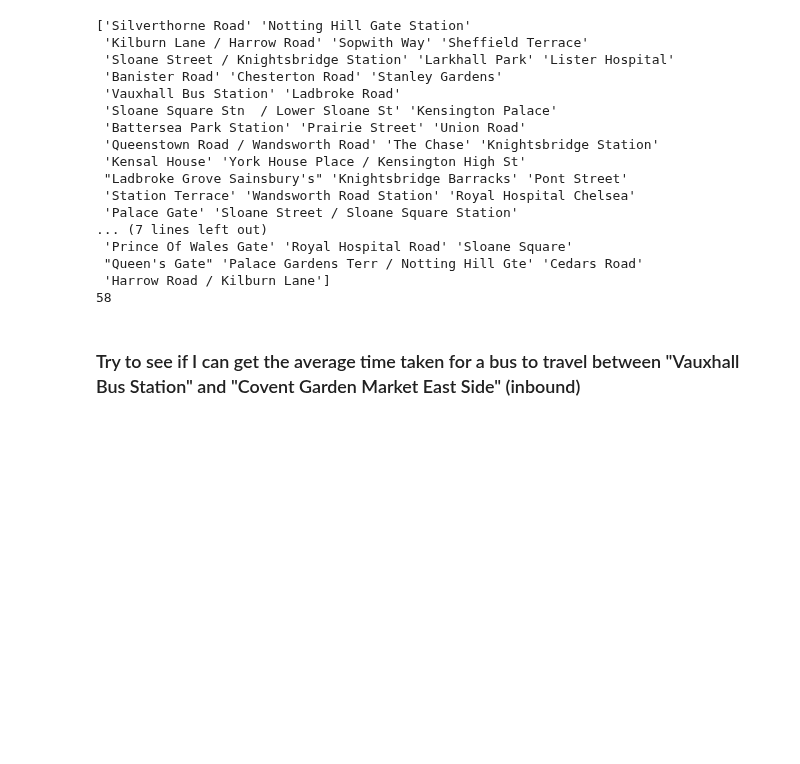
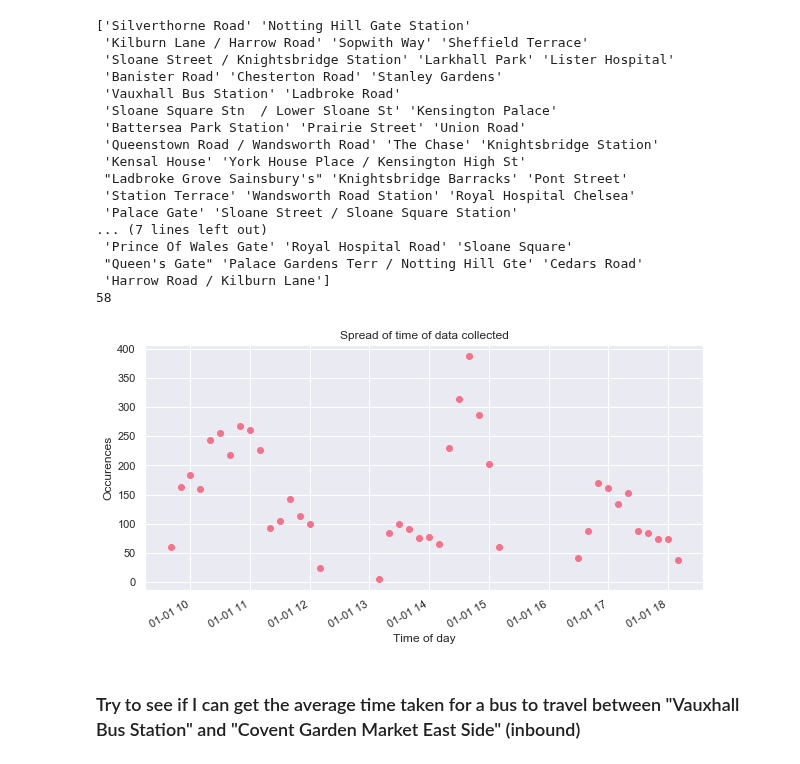
Before and after one commit to serenelc/individual-project-beng, a Jupyter notebook: data-analytics.ipynb, the cells around one changed output. Saved outputs shown, nothing was run; the diff lists cells and outputs as text; code cells hidden in the pictures; blank space fills up the shorter version.

Commit message:
More data visualisation, looking at spread of data collected

```diff
--- a/data-analytics.ipynb
+++ b/data-analytics.ipynb
@@ -49,6 +51,22 @@ print(len(data['bus_stop_name'].unique()))
  "Queen's Gate" 'Palace Gardens Terr / Notting Hill Gte' 'Cedars Road'
  'Harrow Road / Kilburn Lane']
 58
+# %%
+hour_min = [x[11:15] + '0' for x in data['expected_arrival']]
+for_aggr = data.assign(hour_min = hour_min)
+for_aggr = for_aggr.groupby('hour_min').count().reset_index()
+
+# arrival_datetimes = [dt.datetime.strptime(d, '%Y-%m-%d %H:%M:%S') for d in data['expected_arrival']]
+arrival_times = [dt.datetime.strptime(time, '%H:%M') for time in for_aggr['hour_min']]
+
+fig, ax = plt.subplots(figsize=(10, 5))
+ax.plot_date(arrival_times, for_aggr['bus_stop_name'], xdate=True)
+ax.set_title("Spread of time of data collected")
+ax.set_xlabel("Time of day")
+ax.set_ylabel("Occurences")
+plt.show()
+# %% [output]
+[figure, added]
 # %% [markdown]
 ### Try to see if I can get the average time taken for a bus to travel between "Vauxhall Bus Station" and "Covent Garden Market East Side" (inbound)
 # %%
```
Also changed, not shown: parts of 1 cell of this notebook, 1 other file.
